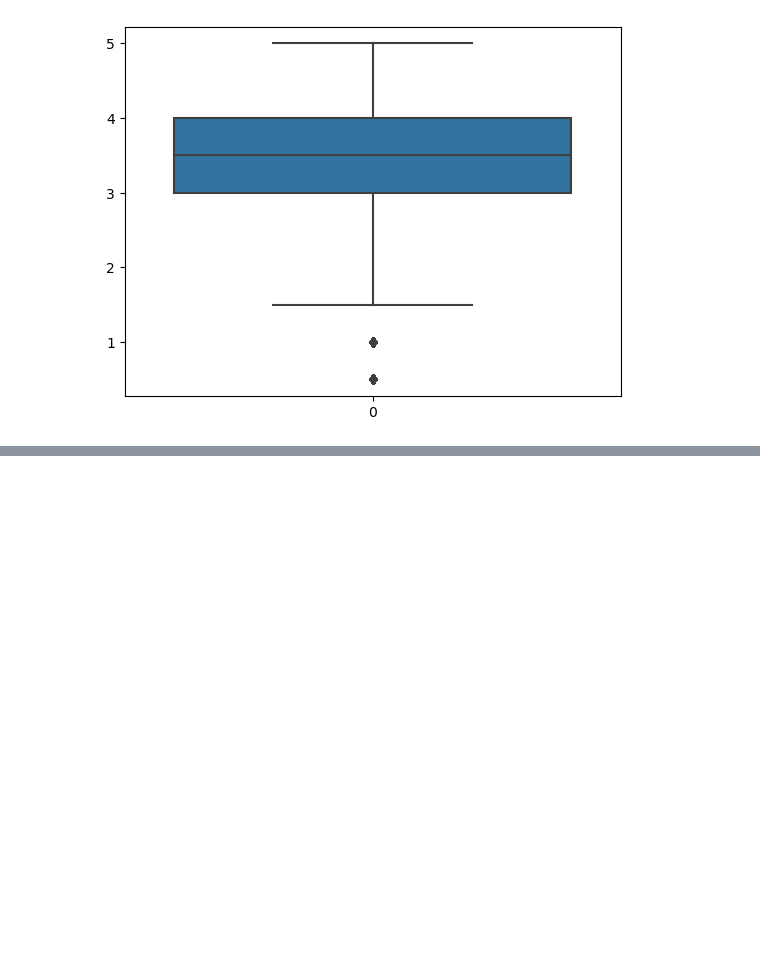
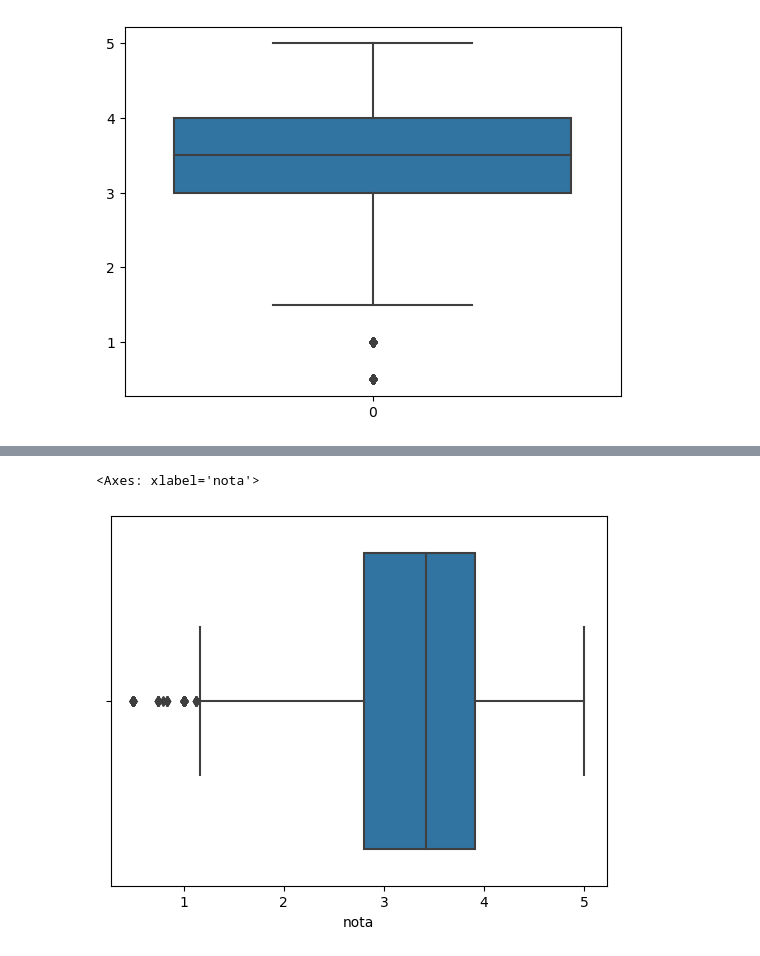
Before and after one commit to mtserik/data-science-analise-visualizacao-dados, a Jupyter notebook: introducao-data-science.ipynb, the cells around one changed output, grey strips where cells are left out. Cells and saved outputs as stored; diff of their text form; code cells hidden in the pictures; blank space fills up the shorter version.

```diff
--- a/introducao-data-science.ipynb
+++ b/introducao-data-science.ipynb
@@ -88,0 +139,5 @@ sns.boxplot(notas.nota)
+# %%
+sns.boxplot(x=medias_por_filme)
+# %% [output]
+<Axes: xlabel='nota'>
+[figure, added]
```
Also changed, not shown: parts of 12 cells of this notebook.
